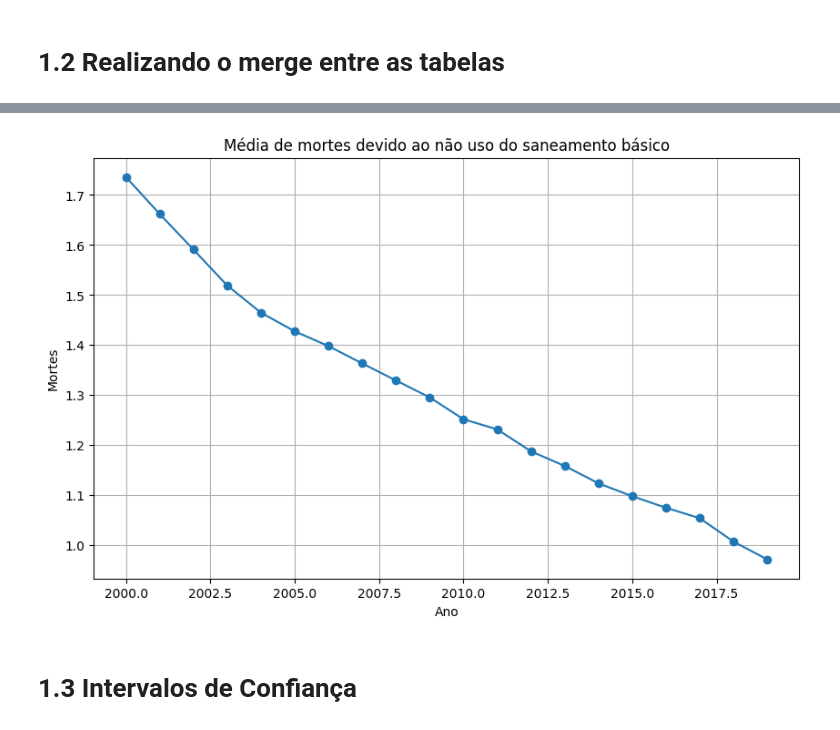
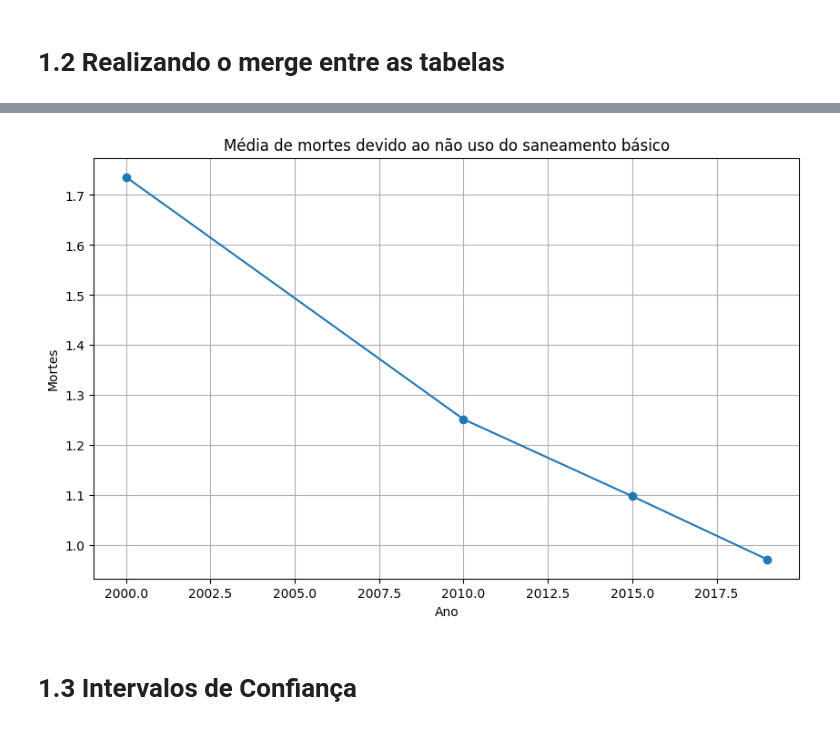
Before and after one commit to marcelomrad/Trabalho_Final_ICD, a Jupyter notebook: saneamento_básico_1.ipynb, the cells around one changed output, grey strips where cells are left out. Drawn from its saved outputs; the diff is of its cells as text; code cells hidden in the pictures.

```diff
--- a/saneamento_básico_1.ipynb
+++ b/saneamento_básico_1.ipynb
@@ -380,20 +380,20 @@ merged_df_12.head()
 # %%
 import pandas as pd
 import matplotlib.pyplot as plt
 
-media_mortes = df_mortes_2000_2019.groupby('Year')['Death'].mean().reset_index()
+media_mortes = df_mortes_saneamento_filtrado.groupby('Year')['Death'].mean().reset_index()
 
 
 # Criar um gráfico de linha mostrando o crescimento
 plt.figure(figsize=(10, 6))
 plt.plot(media_mortes['Year'], media_mortes['Death'], marker='o')
 plt.xlabel('Ano')
 plt.ylabel('Mortes')
 plt.title('Média de mortes devido ao não uso do saneamento básico')
 plt.grid(True)
 plt.show()
 # %% [output]
-[figure, old version]
+[figure, new version]
 # %% [markdown]
 # 1.3 Intervalos de Confiança
 # %% [markdown]
```
Also changed, not shown: parts of 6 cells of this notebook.
